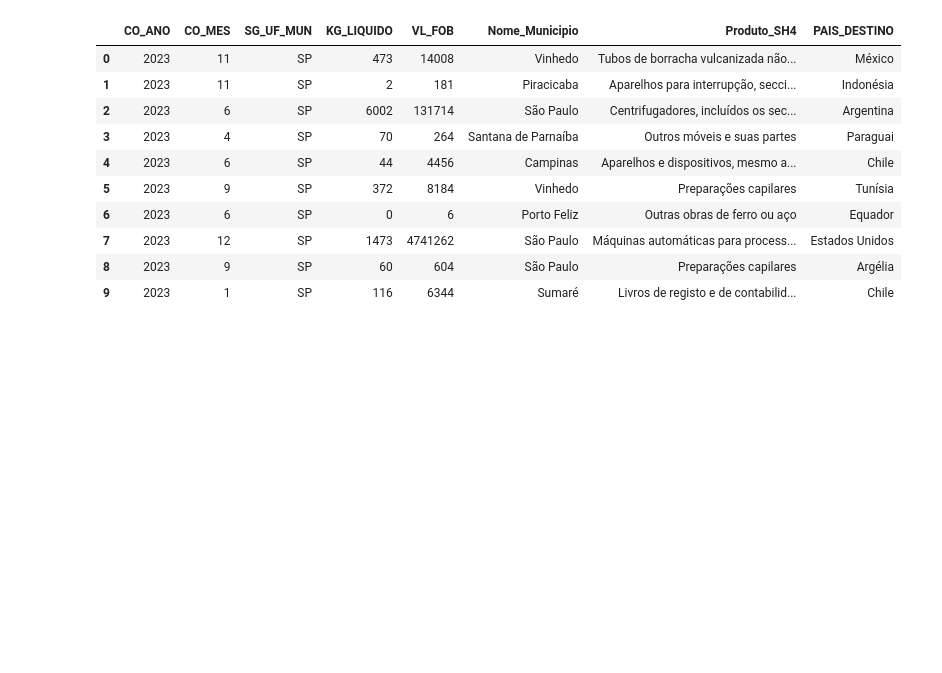
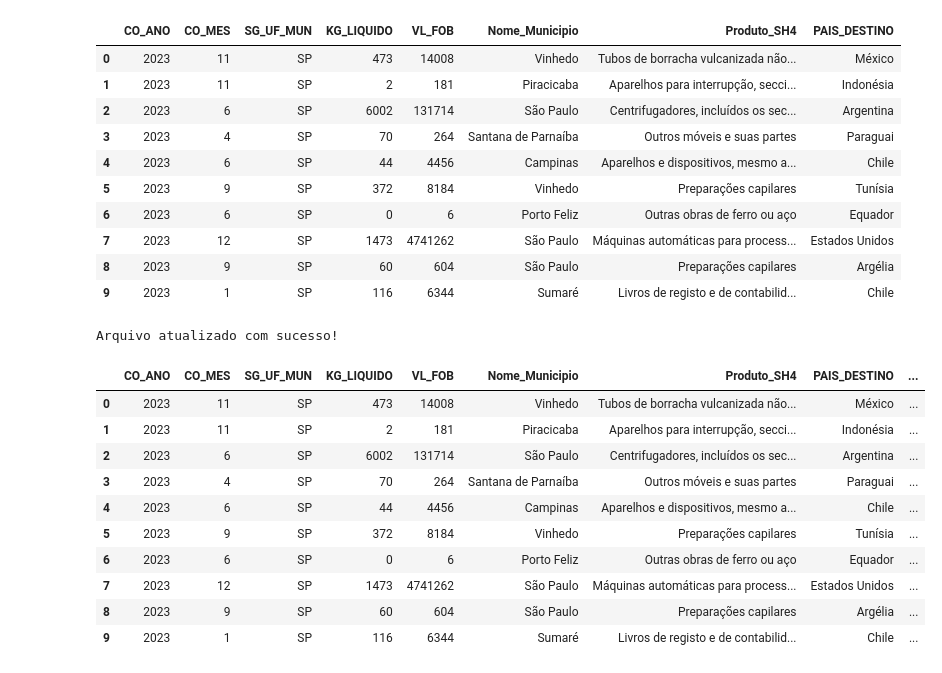
Before and after one commit to Lucasdz-7/Projeto-Integrador-1, a Jupyter notebook: CódigoProjeto.ipynb, the cells around one changed output. Cells and saved outputs as stored; diff of their text form; code cells hidden in the pictures; blank space fills up the shorter version.

Commit message:
Nova coluna com valor agregado (FOB/kg)

```diff
--- a/CódigoProjeto.ipynb
+++ b/CódigoProjeto.ipynb
@@ -190,6 +190,31 @@ ExportacaoSp.head(10)
 | 7 | 2023 | 12 | SP | 1473 | 4741262 | São Paulo | Máquinas automáticas para process... | Estados Unidos |
 | 8 | 2023 | 9 | SP | 60 | 604 | São Paulo | Preparações capilares | Argélia |
 | 9 | 2023 | 1 | SP | 116 | 6344 | Sumaré | Livros de registo e de contabilid... | Chile |
+# %%
+ExportacaoSp["Valor_Agregado"] = ExportacaoSp.apply(
+    lambda row: round(row["VL_FOB"] / row["KG_LIQUIDO"], 2) if row["KG_LIQUIDO"] > 0 else 0, axis=1
+)
+
+# Sobrescrever o arquivo original
+ExportacaoSp.to_csv("ExportacaoSP.csv", sep=";", index=False, encoding="utf-8")
+
+print("Arquivo atualizado com sucesso!")
+# %% [output]
+Arquivo atualizado com sucesso!
+# %%
+ExportacaoSp.head(10)
+# %% [output]
+|  | CO_ANO | CO_MES | SG_UF_MUN | KG_LIQUIDO | VL_FOB | Nome_Municipio | Produto_SH4 | PAIS_DESTINO | ... |
+| 0 | 2023 | 11 | SP | 473 | 14008 | Vinhedo | Tubos de borracha vulcanizada não... | México | ... |
+| 1 | 2023 | 11 | SP | 2 | 181 | Piracicaba | Aparelhos para interrupção, secci... | Indonésia | ... |
+| 2 | 2023 | 6 | SP | 6002 | 131714 | São Paulo | Centrifugadores, incluídos os sec... | Argentina | ... |
+| 3 | 2023 | 4 | SP | 70 | 264 | Santana de Parnaíba | Outros móveis e suas partes | Paraguai | ... |
+| 4 | 2023 | 6 | SP | 44 | 4456 | Campinas | Aparelhos e dispositivos, mesmo a... | Chile | ... |
+| 5 | 2023 | 9 | SP | 372 | 8184 | Vinhedo | Preparações capilares | Tunísia | ... |
+| 6 | 2023 | 6 | SP | 0 | 6 | Porto Feliz | Outras obras de ferro ou aço | Equador | ... |
+| 7 | 2023 | 12 | SP | 1473 | 4741262 | São Paulo | Máquinas automáticas para process... | Estados Unidos | ... |
+| 8 | 2023 | 9 | SP | 60 | 604 | São Paulo | Preparações capilares | Argélia | ... |
+| 9 | 2023 | 1 | SP | 116 | 6344 | Sumaré | Livros de registo e de contabilid... | Chile | ... |
 # %%
 ExportacaoSp.to_csv("ExportacaoSP", sep=";", index=False, encoding="utf-8")
 print(os.listdir())
```
Also changed, not shown: parts of 1 cell of this notebook.
